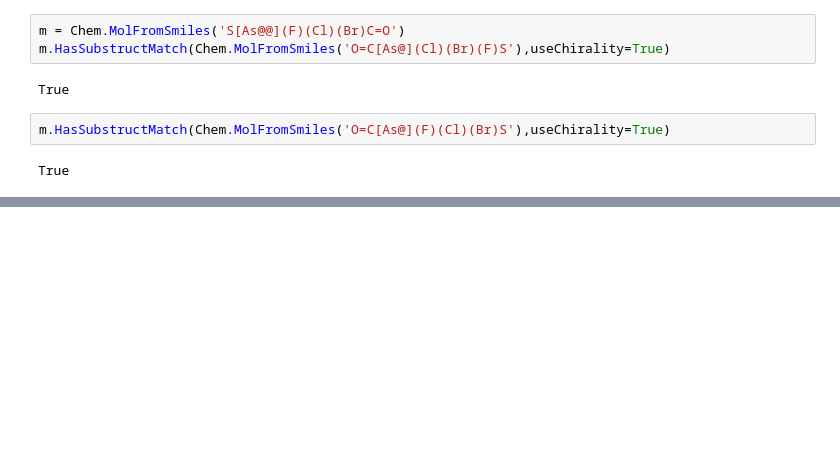
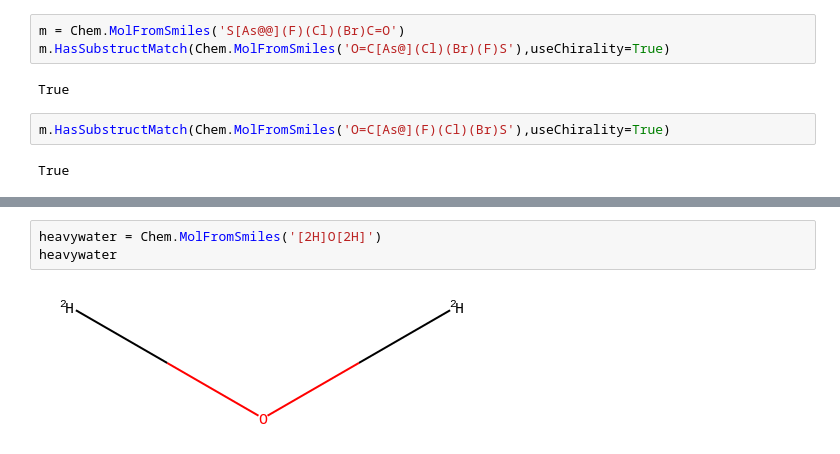
Before and after one commit to LimYeongJun/Jump-to-python, a Jupyter notebook: smiles.ipynb, the cells around one changed output, grey strips where cells are left out. Drawn from its saved outputs; the diff is of its cells as text; blank space fills up the shorter version.

```diff
--- a/smiles.ipynb
+++ b/smiles.ipynb
@@ -303,0 +326,5 @@ O=C$[Co@]$(F)(Cl)(Br)(I)S
+# %%
+heavywater = Chem.MolFromSmiles('[2H]O[2H]')
+heavywater
+# %% [output]
+[figure, added]
```
Also changed, not shown: parts of 16 cells of this notebook.
